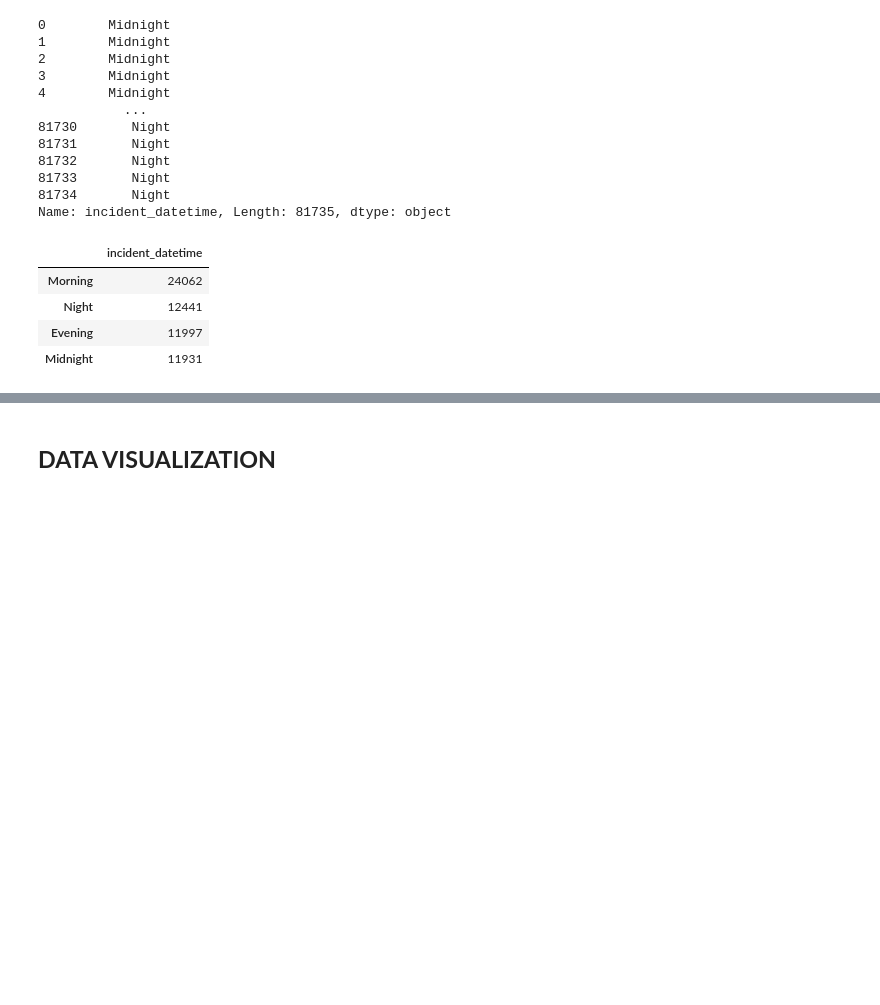
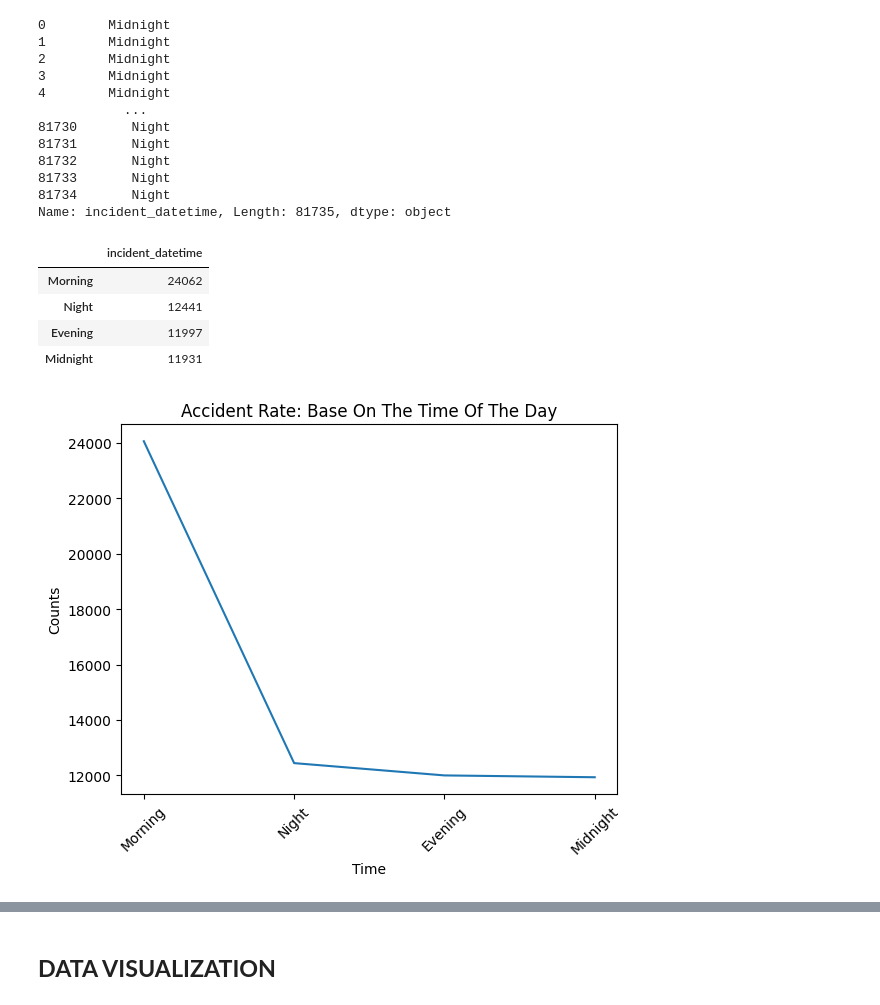
Before and after one commit to LegendSeyi/Thai_Road_Accident_Data_Analysis, a Jupyter notebook: Thai_Road_Accident_data_analysis.ipynb, the cells around one changed output, grey strips where cells are left out. Drawn from its saved outputs; the diff is of its cells as text; code cells hidden in the pictures; blank space fills up the shorter version.

```diff
--- a/Thai_Road_Accident_data_analysis.ipynb
+++ b/Thai_Road_Accident_data_analysis.ipynb
@@ -1093,3 +1097,13 @@ hour
 | Night | 12441 |
 | Evening | 11997 |
 | Midnight | 11931 |
+# %%
+#hour.plot(kind='bar')
+plt.plot(hour)
+plt.ylabel('Counts')
+plt.xlabel('Time')
+plt.title('Accident Rate: Base On The Time Of The Day')
+plt.xticks(rotation=45)
+plt.show()
+# %% [output]
+[figure, added]
```
Also changed, not shown: parts of 6 cells of this notebook.
